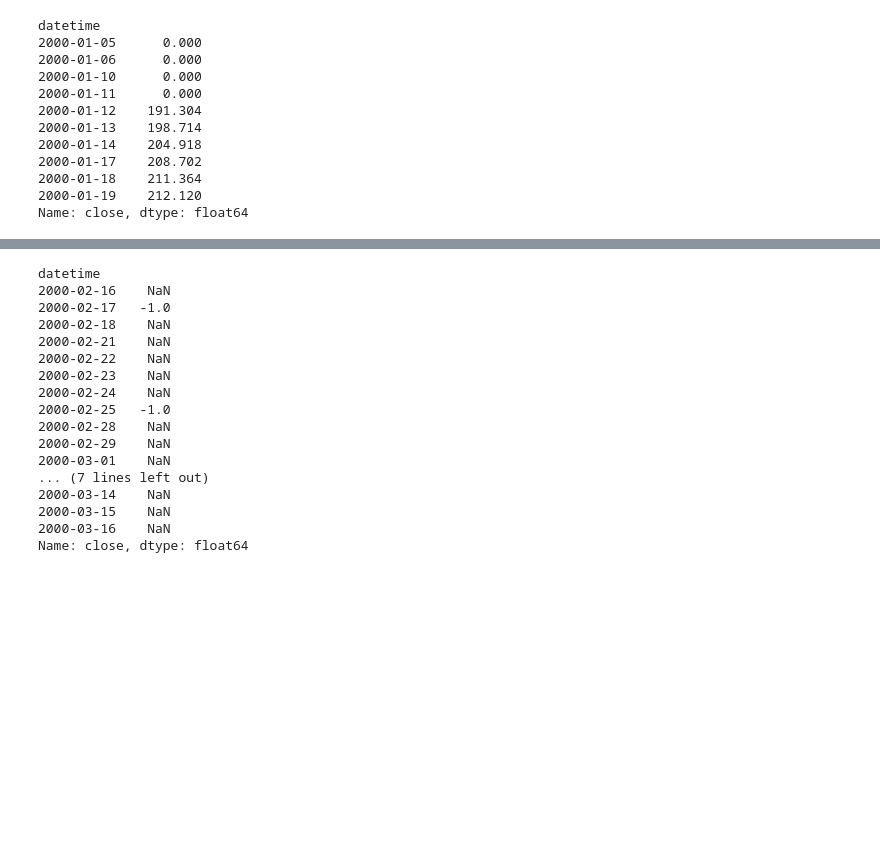
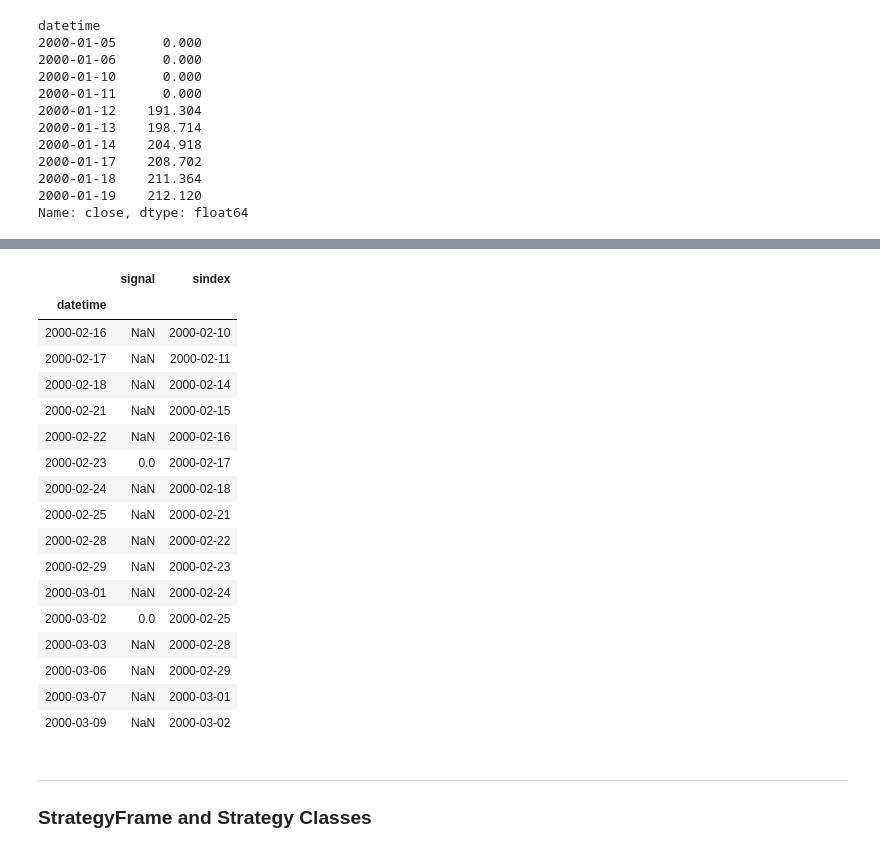
Before and after one commit to mozzherina/cherimoya, a Jupyter notebook: atStrategy.ipynb, the cells around one changed output, grey strips where cells are left out. Cells and saved outputs as stored; diff of their text form; code cells hidden in the pictures; blank space fills up the shorter version.

```diff
--- a/atStrategy.ipynb
+++ b/atStrategy.ipynb
@@ -142,3 +286,4 @@ class Policy:
 # %%
 indicator = partial(Indicator.sma, window = 30)
-ens = Policy.up_cross(df.close, SIGNAL_SHORT, indicator)
+enter_shorts = Policy.up_cross_indicator(df.close, indicator, SIGNAL_SHORT)
+enter_shorts[29:45]
@@ -145,20 +309,25 @@ ens = Policy.up_cross(df.close, SIGNAL_SHORT, indicator)
-# %%
-ens[29:50]
-# %% [output]
-datetime
-2000-02-16    NaN
-2000-02-17   -1.0
-2000-02-18    NaN
-2000-02-21    NaN
-2000-02-22    NaN
-2000-02-23    NaN
-2000-02-24    NaN
-2000-02-25   -1.0
-2000-02-28    NaN
-2000-02-29    NaN
-2000-03-01    NaN
-... (7 lines left out)
-2000-03-14    NaN
-2000-03-15    NaN
-2000-03-16    NaN
-Name: close, dtype: float64
+# %%
+exit_shorts = Policy.propagate(enter_shorts, SIGNAL_EXIT, window = 4)
+exit_shorts[29:45]
+# %% [output]
+|  | signal | sindex |
+| datetime |  |  |
+| 2000-02-16 | NaN | 2000-02-10 |
+| 2000-02-17 | NaN | 2000-02-11 |
+| 2000-02-18 | NaN | 2000-02-14 |
+| 2000-02-21 | NaN | 2000-02-15 |
+| 2000-02-22 | NaN | 2000-02-16 |
+| 2000-02-23 | 0.0 | 2000-02-17 |
+| 2000-02-24 | NaN | 2000-02-18 |
+| 2000-02-25 | NaN | 2000-02-21 |
+| 2000-02-28 | NaN | 2000-02-22 |
+| 2000-02-29 | NaN | 2000-02-23 |
+| 2000-03-01 | NaN | 2000-02-24 |
+| 2000-03-02 | 0.0 | 2000-02-25 |
+| 2000-03-03 | NaN | 2000-02-28 |
+| 2000-03-06 | NaN | 2000-02-29 |
+| 2000-03-07 | NaN | 2000-03-01 |
+| 2000-03-09 | NaN | 2000-03-02 |
+# %% [markdown]
+------
+### StrategyFrame and Strategy Classes
```
Also changed, not shown: parts of 17 cells of this notebook, 1 other file.
